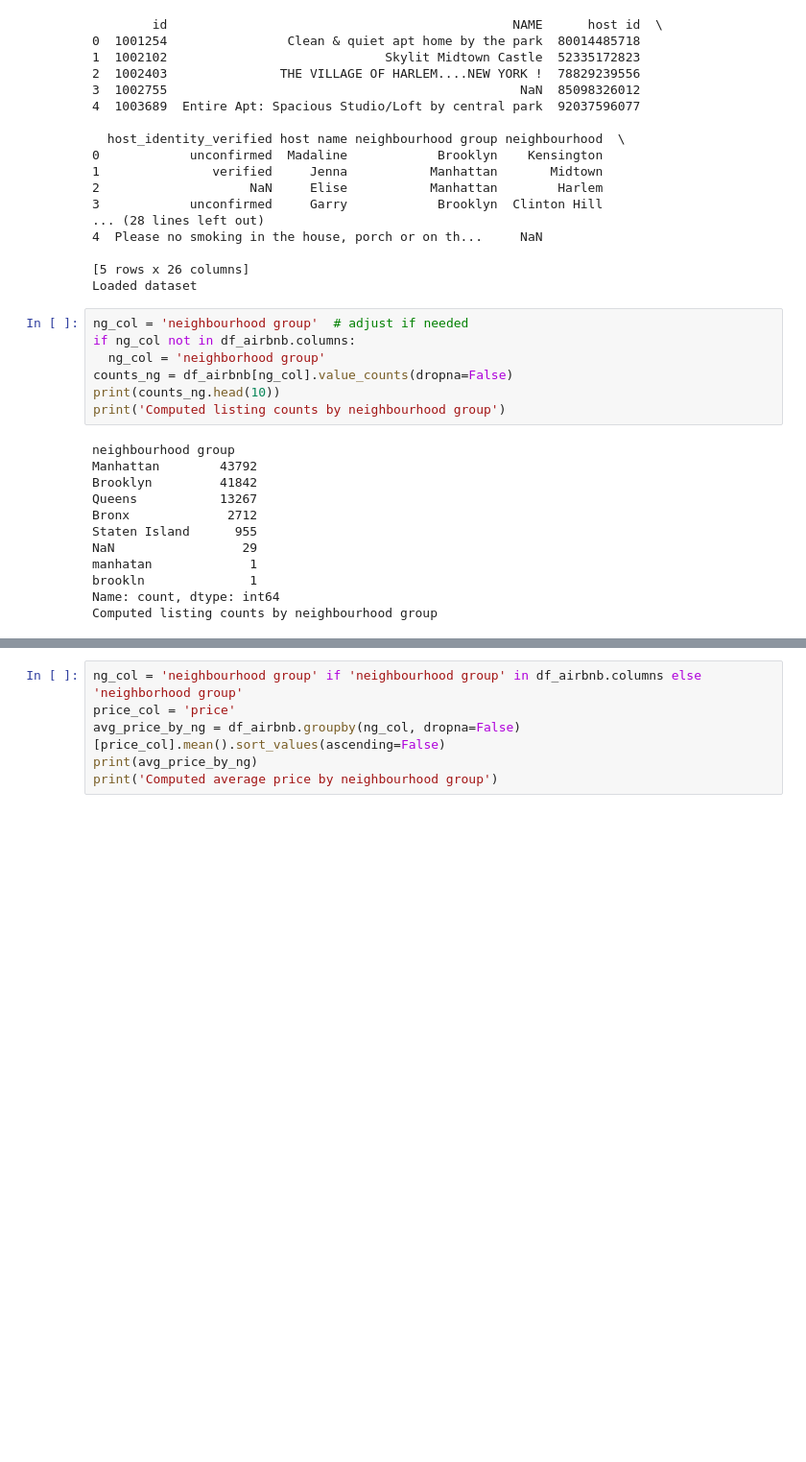
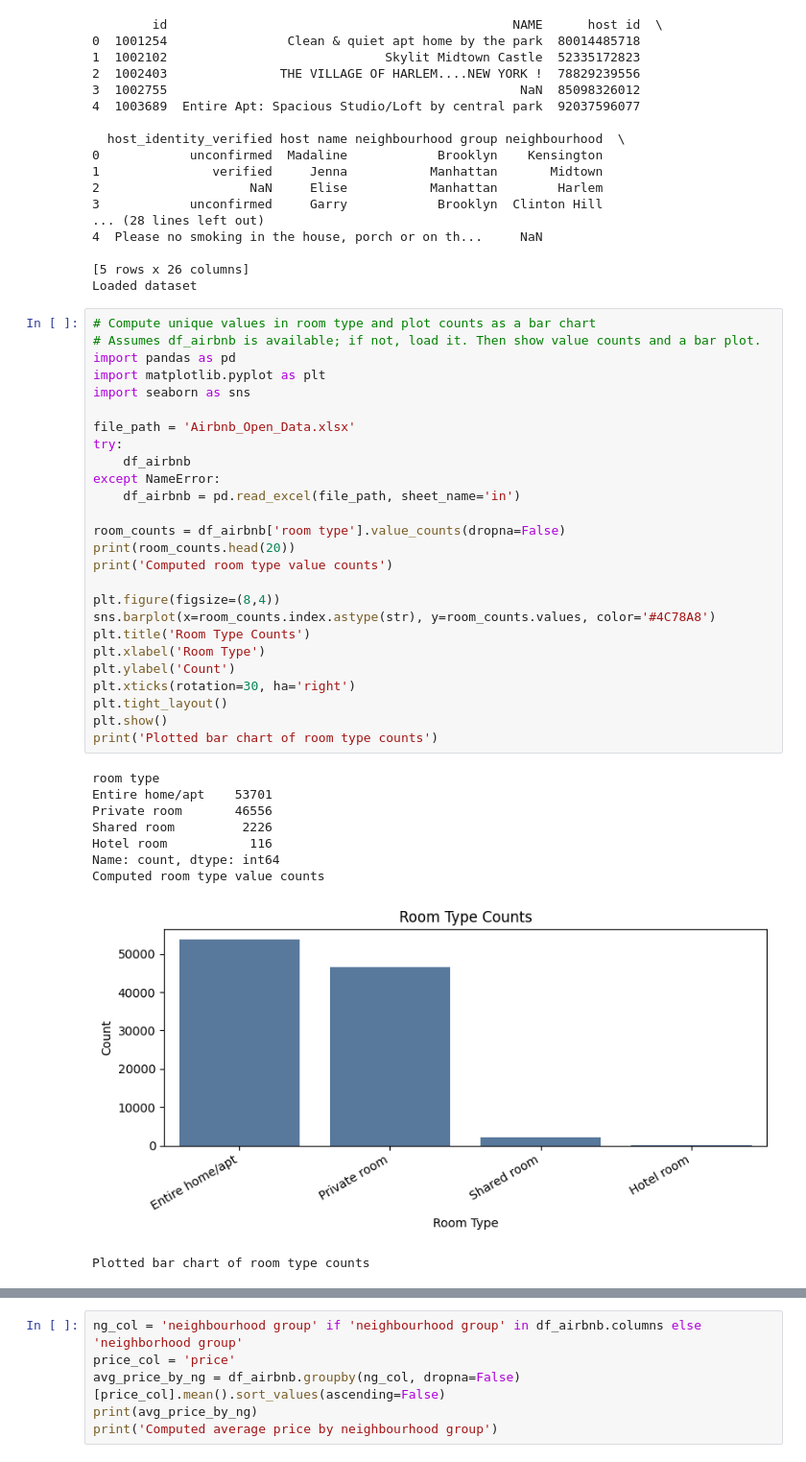
Before and after one commit to ppraveenhalingali/VOIS_AICTE_Data_Analytics, a Jupyter notebook: Airbnb_Open_Data.ipynb, the cells around one changed output, grey strips where cells are left out. Shown at 96% size. Saved outputs shown, nothing was run; the diff lists cells and outputs as text; blank space fills up the shorter version.

```diff
--- a/Airbnb_Open_Data.ipynb
+++ b/Airbnb_Open_Data.ipynb
@@ -26,22 +26,39 @@ print('Loaded dataset')
 
 [5 rows x 26 columns]
 Loaded dataset
-# %%
-ng_col = 'neighbourhood group'  # adjust if needed
-if ng_col not in df_airbnb.columns:
-  ng_col = 'neighborhood group'
-counts_ng = df_airbnb[ng_col].value_counts(dropna=False)
-print(counts_ng.head(10))
-print('Computed listing counts by neighbourhood group')
-# %% [output]
-neighbourhood group
-Manhattan        43792
-Brooklyn         41842
-Queens           13267
-Bronx             2712
-Staten Island      955
-NaN                 29
-manhatan             1
-brookln              1
-Name: count, dtype: int64
-Computed listing counts by neighbourhood group
+# %%
+# Compute unique values in room type and plot counts as a bar chart
+# Assumes df_airbnb is available; if not, load it. Then show value counts and a bar plot.
+import pandas as pd
+import matplotlib.pyplot as plt
+import seaborn as sns
+
+file_path = 'Airbnb_Open_Data.xlsx'
+try:
+    df_airbnb
+except NameError:
+    df_airbnb = pd.read_excel(file_path, sheet_name='in')
+
+room_counts = df_airbnb['room type'].value_counts(dropna=False)
+print(room_counts.head(20))
+print('Computed room type value counts')
+
+plt.figure(figsize=(8,4))
+sns.barplot(x=room_counts.index.astype(str), y=room_counts.values, color='#4C78A8')
+plt.title('Room Type Counts')
+plt.xlabel('Room Type')
+plt.ylabel('Count')
+plt.xticks(rotation=30, ha='right')
+plt.tight_layout()
+plt.show()
+print('Plotted bar chart of room type counts')
+# %% [output]
+room type
+Entire home/apt    53701
+Private room       46556
+Shared room         2226
+Hotel room           116
+Name: count, dtype: int64
+Computed room type value counts
+[figure, added]
+Plotted bar chart of room type counts
```
Also changed, not shown: parts of 4 cells of this notebook.
